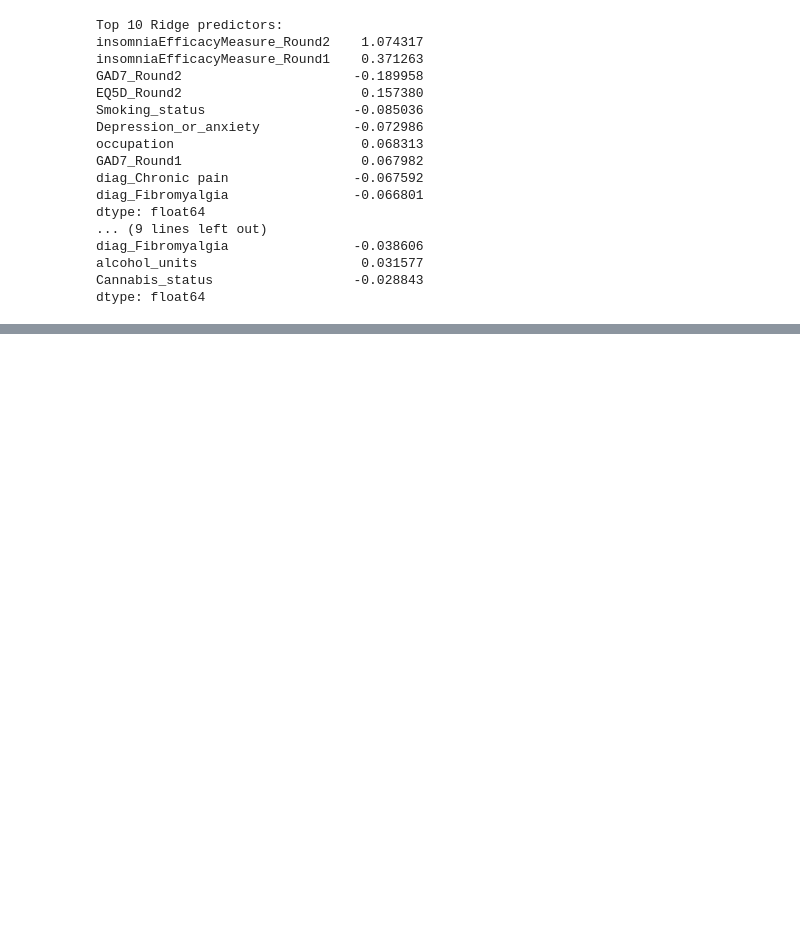
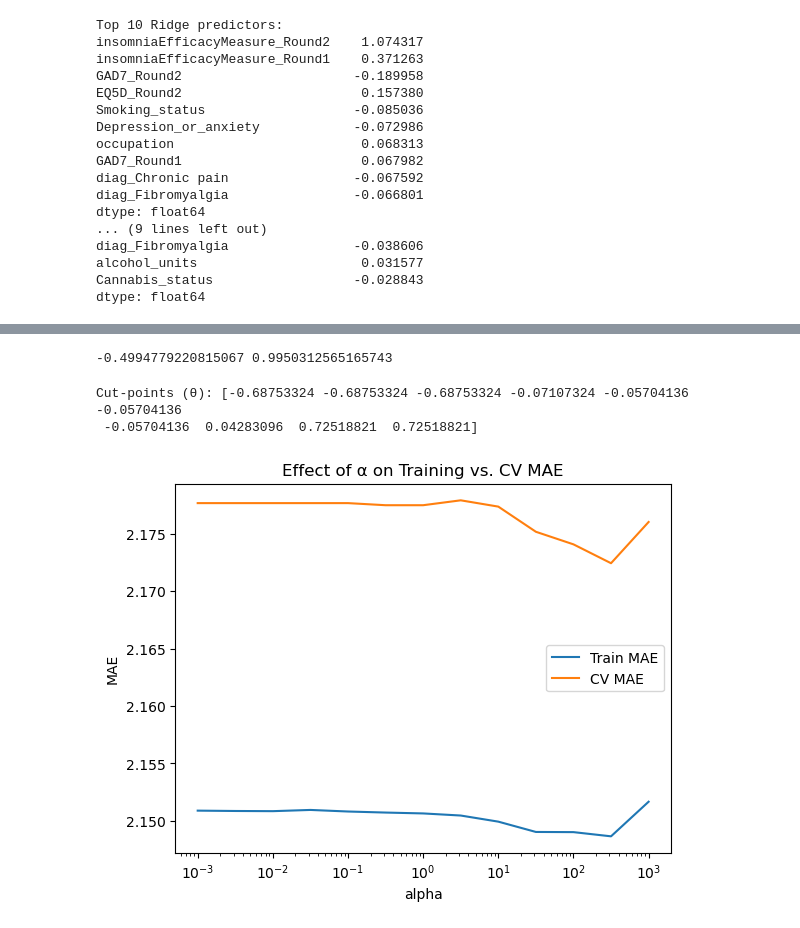
Before and after one commit to aabbylam/hda-project, a Jupyter notebook: rq1/insomnia.ipynb, the cells around one changed output, grey strips where cells are left out. Saved outputs shown, nothing was run; the diff lists cells and outputs as text; code cells hidden in the pictures; blank space fills up the shorter version.

```diff
--- a/rq1/insomnia.ipynb
+++ b/rq1/insomnia.ipynb
@@ -1317,0 +1510,45 @@ dtype: float64
+# %%
+zs = model.coef_.dot(X_test_scaled.T)  # shape=(n_samples,)
+print(zs.min(), zs.max())
+# %% [output]
+-0.4994779220815067 0.9950312565165743
+# %%
+print("Cut-points (θ):", best_model.theta_)
+# %% [output]
+Cut-points (θ): [-0.68753324 -0.68753324 -0.68753324 -0.07107324 -0.05704136 -0.05704136
+ -0.05704136  0.04283096  0.72518821  0.72518821]
+# %%
+from sklearn.model_selection import cross_validate
+import numpy as np
+import matplotlib.pyplot as plt
+from mord import LogisticIT
+from sklearn.metrics import make_scorer, mean_absolute_error
+
+# define MAE scorer
+mae_scorer = make_scorer(mean_absolute_error, greater_is_better=False)
+
+alphas = np.logspace(-3, 3, 13)
+train_mae, val_mae = [], []
+
+for a in alphas:
+    model = LogisticIT(alpha=a)
+    # get both train and test cv scores on the *training set*
+    res = cross_validate(
+        model, X_train_scaled, y_train,
+        cv=5,
+        scoring=mae_scorer,
+        return_train_score=True
+    )
+    # note: cross_validate gives *negative* scores for neg-mean-absolute-error
+    train_mae.append(-res['train_score'].mean())
+    val_mae.append(-res['test_score'].mean())
+
+# plot the curves
+plt.semilogx(alphas, train_mae, label='Train MAE')
+plt.semilogx(alphas, val_mae,   label='CV MAE')
+plt.xlabel('alpha'); plt.ylabel('MAE')
+plt.legend()
+plt.title('Effect of α on Training vs. CV MAE')
+plt.show()
+# %% [output]
+[figure, added]
```
Also changed, not shown: parts of 13 cells of this notebook, 1 other file.
